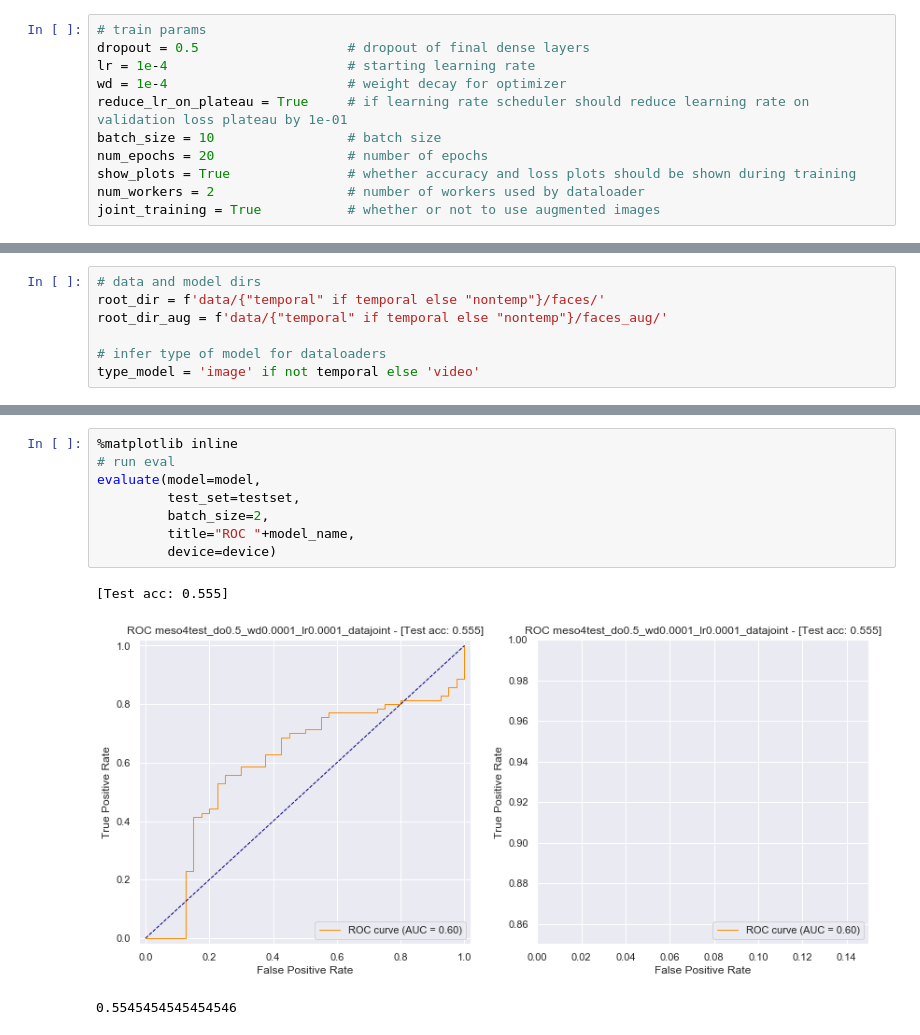
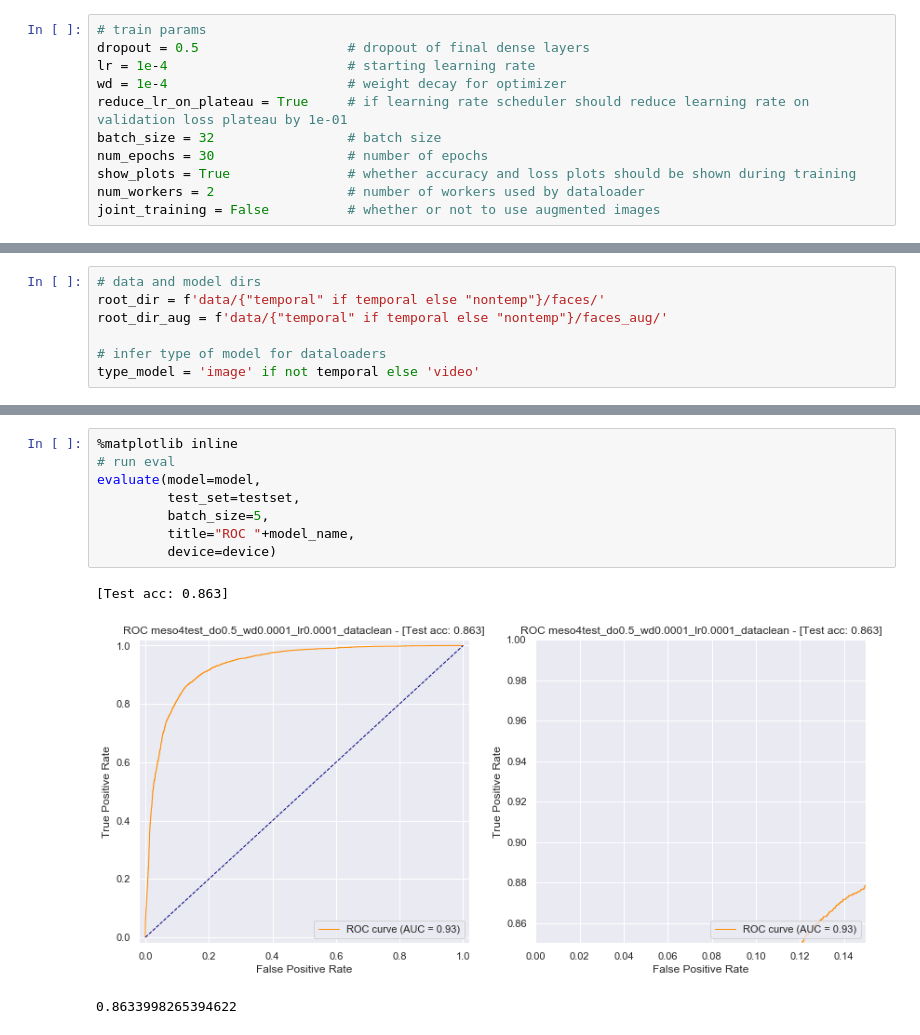
Before and after one commit to maragori/DeepfakeForensics-v1, a Jupyter notebook: train.ipynb, the cells around one changed output, grey strips where cells are left out. Drawn from its saved outputs; the diff is of its cells as text.

```diff
--- a/train.ipynb
+++ b/train.ipynb
@@ -31,11 +31,11 @@ dropout = 0.5                   # dropout of final dense layers
 lr = 1e-4                       # starting learning rate
 wd = 1e-4                       # weight decay for optimizer
 reduce_lr_on_plateau = True     # if learning rate scheduler should reduce learning rate on validation loss plateau by 1e-01
-batch_size = 10                 # batch size
-num_epochs = 20                 # number of epochs
+batch_size = 32                 # batch size
+num_epochs = 30                 # number of epochs
 show_plots = True               # whether accuracy and loss plots should be shown during training
 num_workers = 2                 # number of workers used by dataloader
-joint_training = True           # whether or not to use augmented images
+joint_training = False          # whether or not to use augmented images
 # %% [markdown]
 ## Configuration
 
@@ -146,12 +146,12 @@ Epoch     8: reducing learning rate of group 0 to 1.0000e-05.
 # %%
 %matplotlib inline
 # run eval
 evaluate(model=model,
          test_set=testset,
-         batch_size=2,
+         batch_size=5,
          title="ROC "+model_name,
          device=device)
 # %% [output]
-[Test acc: 0.555]
+[Test acc: 0.863]
-[figure, old version]
+[figure, new version]
-0.5545454545454546
+0.8633998265394622
```
Also changed, not shown: parts of 2 cells of this notebook, 27 other files.
